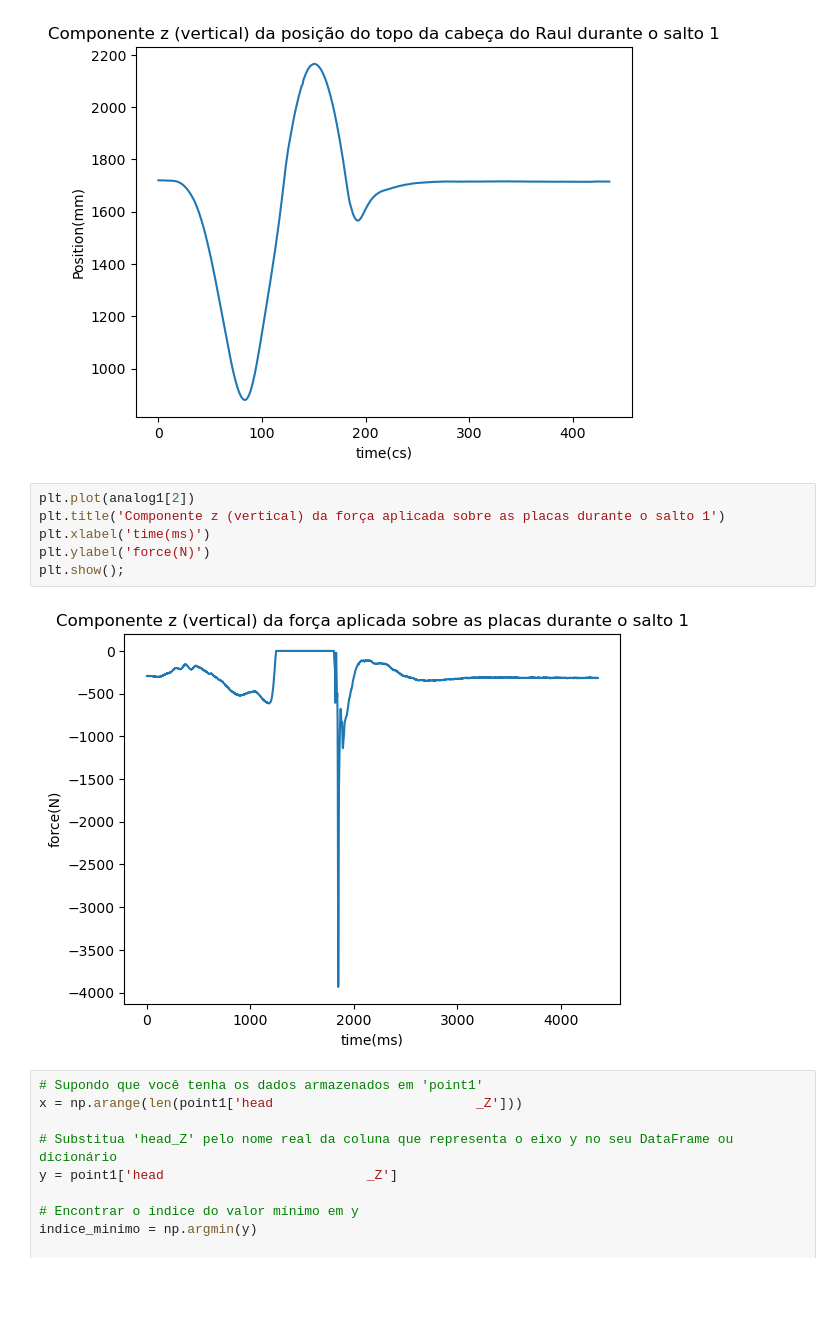
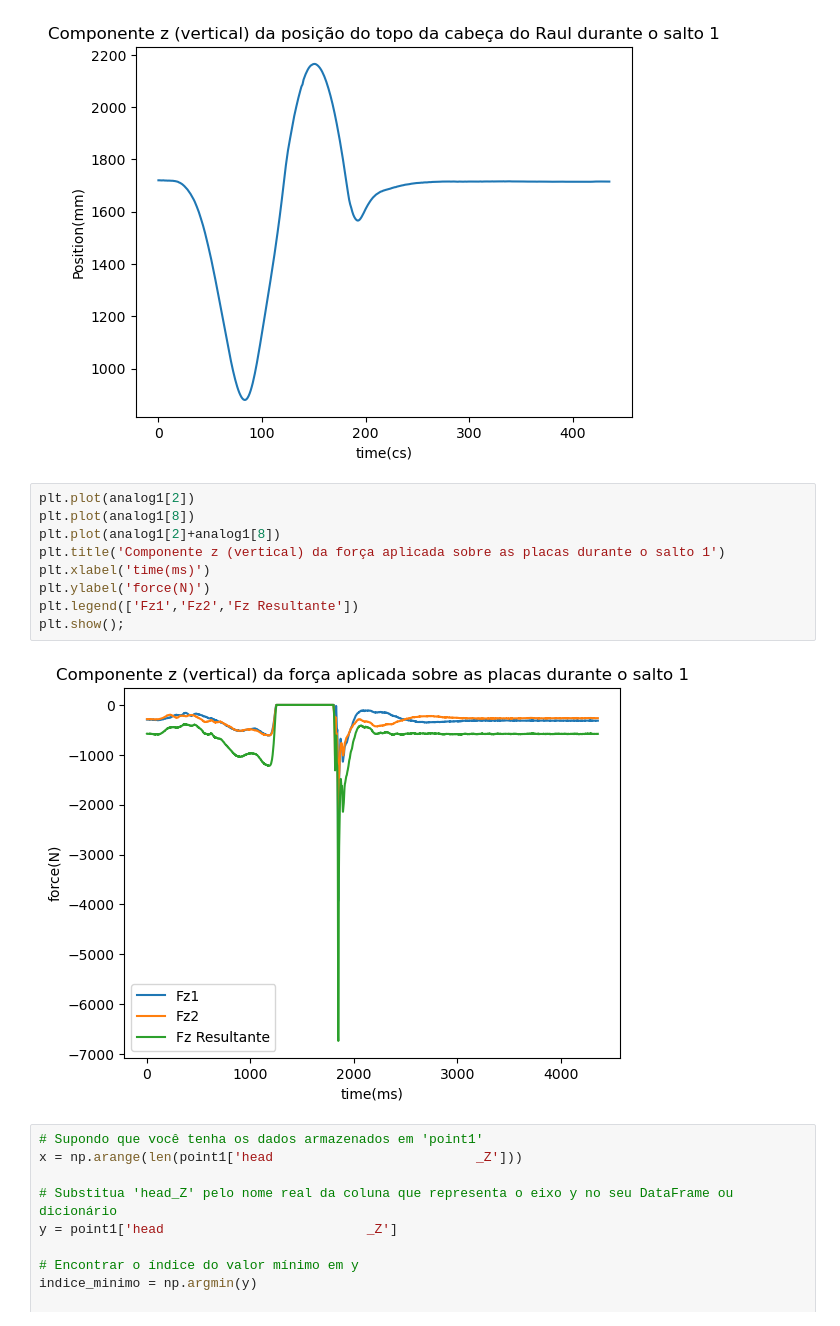
Before and after one commit to paulopreto/IBmBiomec, a Jupyter notebook: Coleta_LaBioCoM/Preto_aulas_process/Raul/Raul/Vertical_jump01/g4_vertJumpAnalysis.ipynb, the cells around one changed output. Saved outputs shown, nothing was run; the diff lists cells and outputs as text; blank space fills up the shorter version.

```diff
--- a/Coleta_LaBioCoM/Preto_aulas_process/Raul/Raul/Vertical_jump01/g4_vertJumpAnalysis.ipynb
+++ b/Coleta_LaBioCoM/Preto_aulas_process/Raul/Raul/Vertical_jump01/g4_vertJumpAnalysis.ipynb
@@ -64,12 +64,15 @@ plt.show();
 [figure]
 # %%
 plt.plot(analog1[2])
+plt.plot(analog1[8])
+plt.plot(analog1[2]+analog1[8])
 plt.title('Componente z (vertical) da força aplicada sobre as placas durante o salto 1')
 plt.xlabel('time(ms)')
 plt.ylabel('force(N)')
+plt.legend(['Fz1','Fz2','Fz Resultante'])
 plt.show();
 # %% [output]
-[figure, old version]
+[figure, new version]
 # %%
 # Supondo que você tenha os dados armazenados em 'point1'
 x = np.arange(len(point1['head                          _Z']))
```
Also changed, not shown: parts of 10 cells of this notebook.
